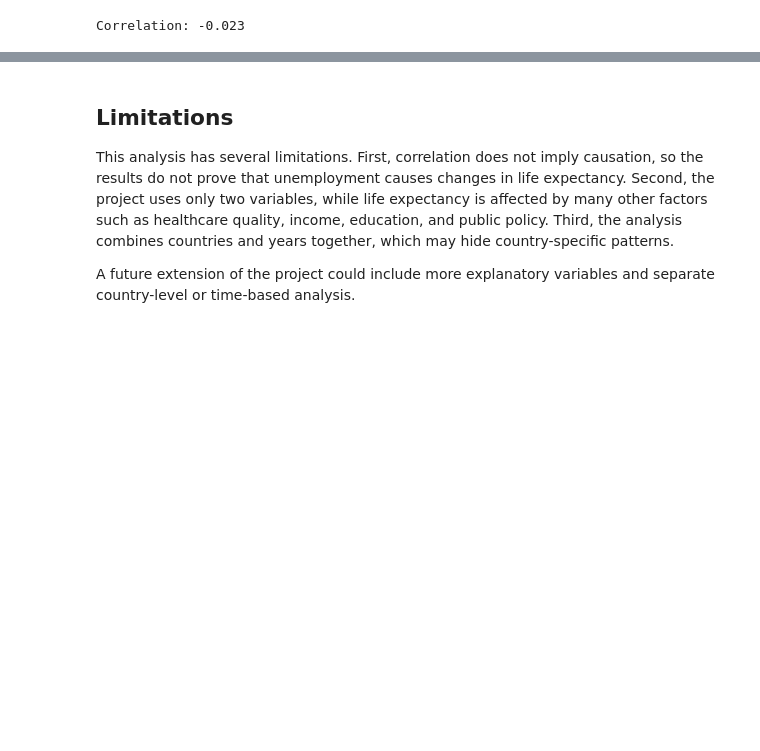
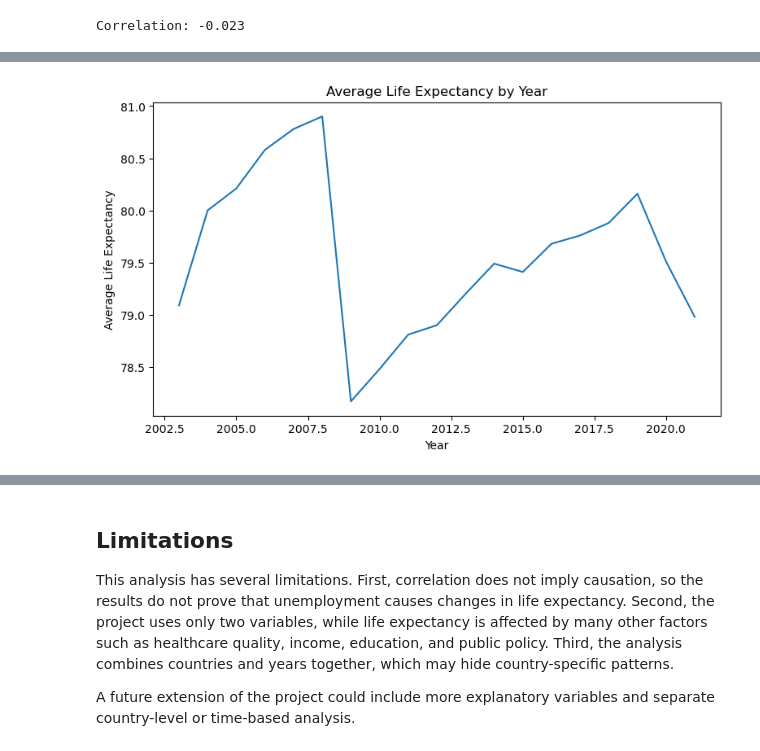
Before and after one commit to ohczed/life-expectancy-unemployment-europe, a Jupyter notebook: notebooks/final_project.ipynb, the cells around one changed output, grey strips where cells are left out. Saved outputs shown, nothing was run; the diff lists cells and outputs as text; code cells hidden in the pictures; blank space fills up the shorter version.

```diff
--- a/notebooks/final_project.ipynb
+++ b/notebooks/final_project.ipynb
@@ -377,0 +446,3 @@ This suggests that unemployment alone does not explain much of the variation in
+# %%
+year_summary = merged_df.groupby("year")[["life_expectancy", "unemployment_rate"]].mean().round(2)
+year_summary.head()
@@ -377,0 +457,9 @@ This suggests that unemployment alone does not explain much of the variation in
+# %%
+plt.figure(figsize=(9, 5))
+plt.plot(year_summary.index, year_summary["life_expectancy"])
+plt.xlabel("Year")
+plt.ylabel("Average Life Expectancy")
+plt.title("Average Life Expectancy by Year")
+plt.show()
+# %% [output]
+[figure, added]
```
Also changed, not shown: parts of 27 cells of this notebook.
